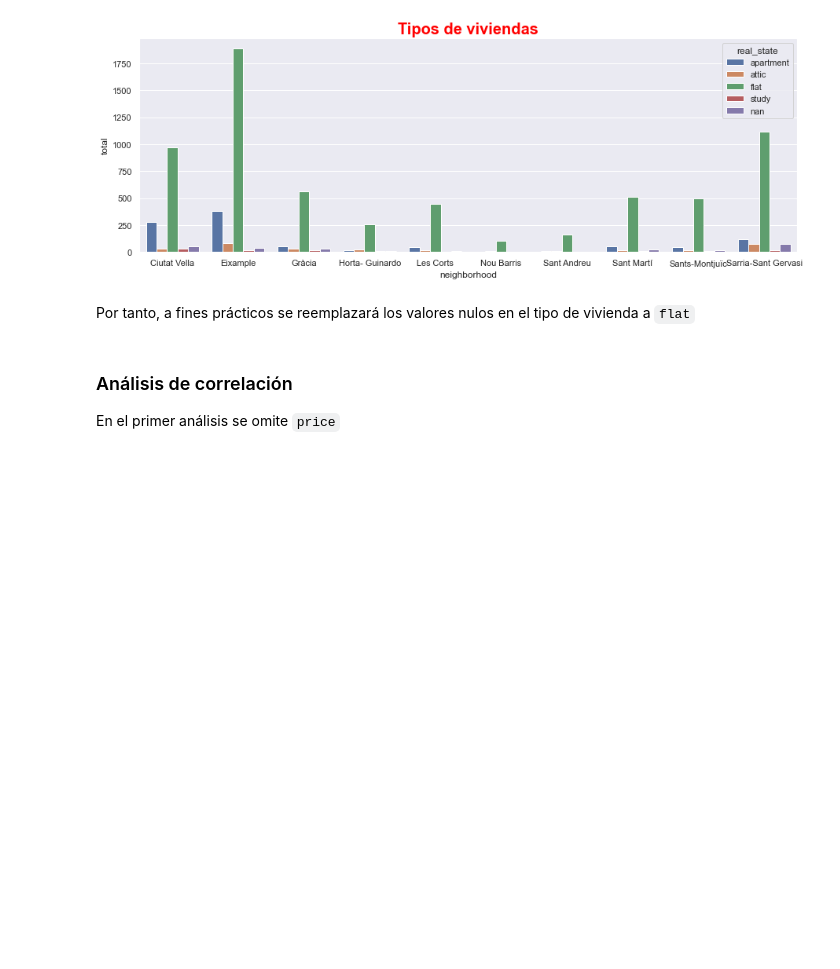
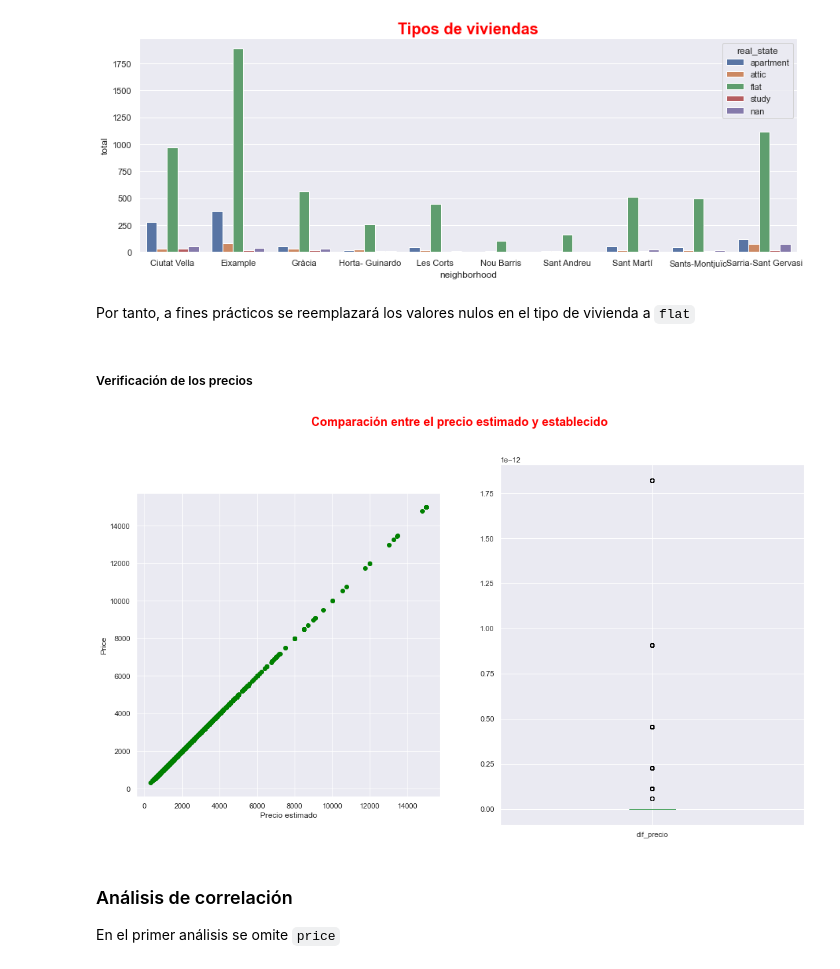
Before and after one commit to carlosarreguib/PROYECTO_1, a Jupyter notebook: Pre-Processing.ipynb, the cells around one changed output. Cells and saved outputs as stored; diff of their text form; code cells hidden in the pictures; blank space fills up the shorter version.

```diff
--- a/Pre-Processing.ipynb
+++ b/Pre-Processing.ipynb
@@ -94,3 +94,19 @@ plt.show()
 Por tanto, a fines prácticos se reemplazará los valores nulos en el tipo de vivienda a `flat`
 # %%
 data.fillna("flat",inplace=True)
+# %% [markdown]
+##### Verificación de los precios
+# %%
+data["precio_est"] = data.square_meters*data.square_meters_price
+data["dif_precio"] = abs(data.precio_est-data.price)
+plt.figure(figsize=(18,10))
+ax1=plt.subplot(121)
+plt.scatter(x=data.precio_est,y=data.price,color="green")
+ax1.axis("scaled")
+ax1.set(xlabel="Precio estimado",ylabel="Price")
+ax2=plt.subplot(122)
+data.dif_precio.plot.box()
+plt.suptitle("Comparación entre el precio estimado y establecido",fontsize=18,fontweight="bold",color="red")
+plt.show()
+# %% [output]
+[figure, added]
```
Also changed, not shown: parts of 3 cells of this notebook, 1 other file.
